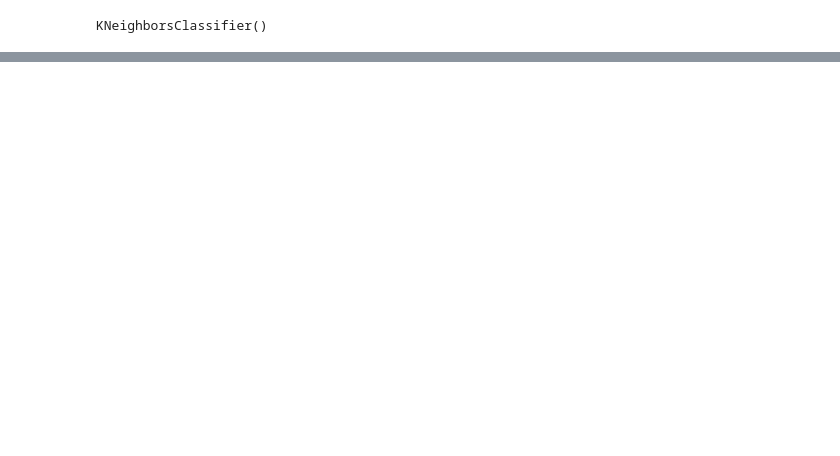
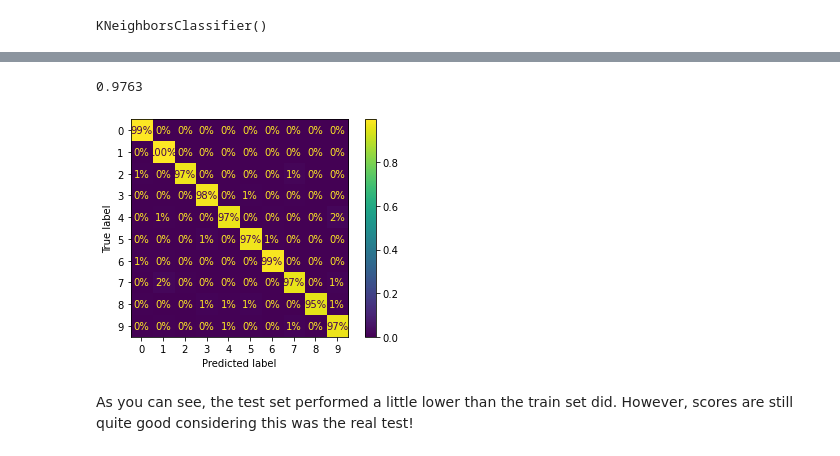
Before and after one commit to PCEnthusiastXIoT/handson-ml-oreilly, a Jupyter notebook: HOMLCH3Ex2.ipynb, the cells around one changed output, grey strips where cells are left out. Saved outputs shown, nothing was run; the diff lists cells and outputs as text; code cells hidden in the pictures; blank space fills up the shorter version.

```diff
--- a/HOMLCH3Ex2.ipynb
+++ b/HOMLCH3Ex2.ipynb
@@ -126,0 +165,14 @@ array([0.97822, 0.97949, 0.97965])
+# %%
+final_predict = best_knn.predict(X_test)
+results = best_knn.score(X_test, y_test)
+# %%
+results
+# %% [output]
+0.9763
+# %%
+ConfusionMatrixDisplay.from_predictions(y_test, final_predict, normalize="true", values_format=".0%")
+plt.show()
+# %% [output]
+[figure, added]
+# %% [markdown]
+As you can see, the test set performed a little lower than the train set did. However, scores are still quite good considering this was the real test!
```
Also changed, not shown: parts of 10 cells of this notebook.
